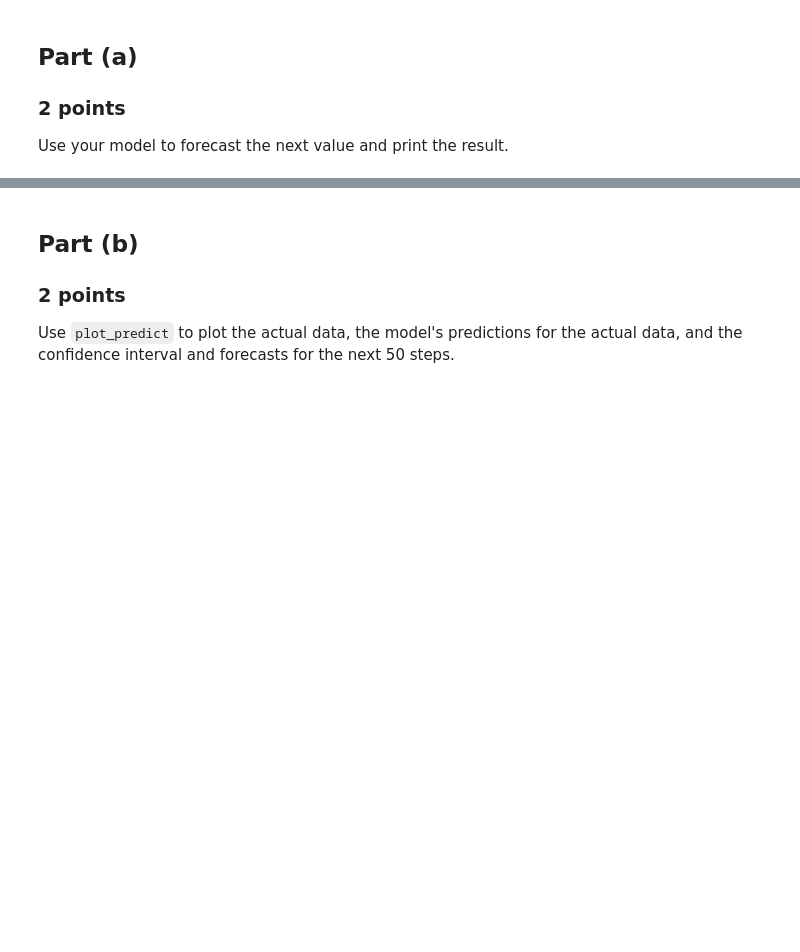
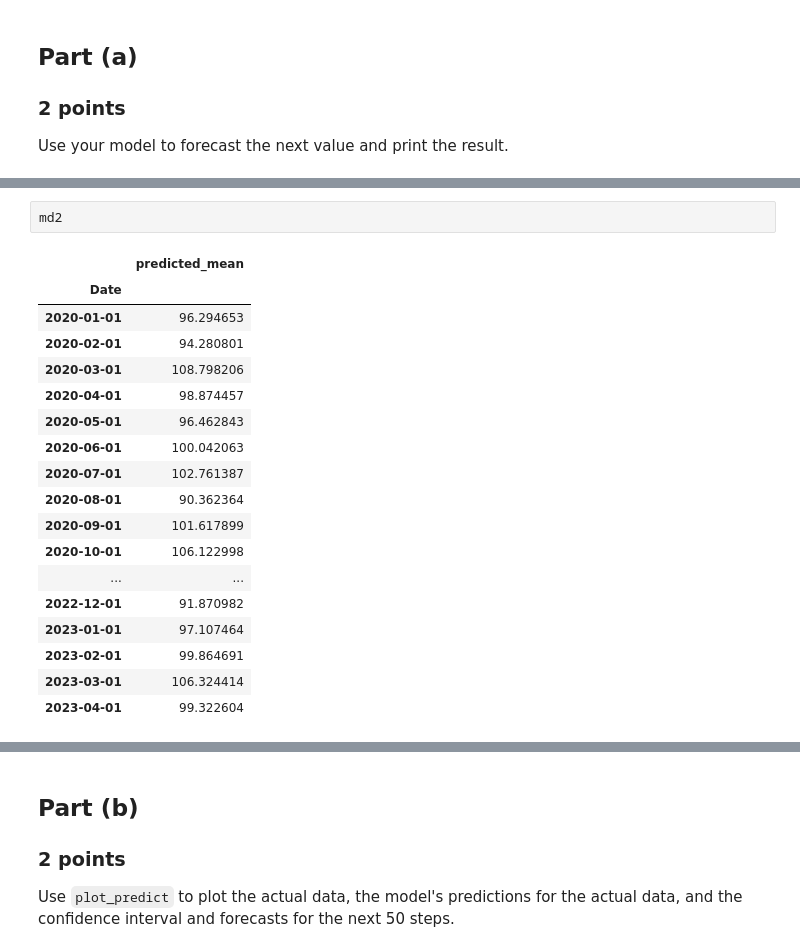
Before and after one commit to DuncanFerguson/GITHUB_REPOSITORY, a Jupyter notebook: DU_MSDS/Data Science Tools 1/Assignment_5/Duncan_Ferguson_Assignment_5.ipynb, the cells around one changed output, grey strips where cells are left out. Saved outputs shown, nothing was run; the diff lists cells and outputs as text; blank space fills up the shorter version.

```diff
--- a/DU_MSDS/Data Science Tools 1/Assignment_5/Duncan_Ferguson_Assignment_5.ipynb
+++ b/DU_MSDS/Data Science Tools 1/Assignment_5/Duncan_Ferguson_Assignment_5.ipynb
@@ -489,0 +514,21 @@ Use your model to forecast the next value and print the result.
+# %%
+md2
+# %% [output]
+|  | predicted_mean |
+| Date |  |
+| 2020-01-01 | 96.294653 |
+| 2020-02-01 | 94.280801 |
+| 2020-03-01 | 108.798206 |
+| 2020-04-01 | 98.874457 |
+| 2020-05-01 | 96.462843 |
+| 2020-06-01 | 100.042063 |
+| 2020-07-01 | 102.761387 |
+| 2020-08-01 | 90.362364 |
+| 2020-09-01 | 101.617899 |
+| 2020-10-01 | 106.122998 |
+| ... | ... |
+| 2022-12-01 | 91.870982 |
+| 2023-01-01 | 97.107464 |
+| 2023-02-01 | 99.864691 |
+| 2023-03-01 | 106.324414 |
+| 2023-04-01 | 99.322604 |
```
Also changed, not shown: parts of 8 cells of this notebook.
